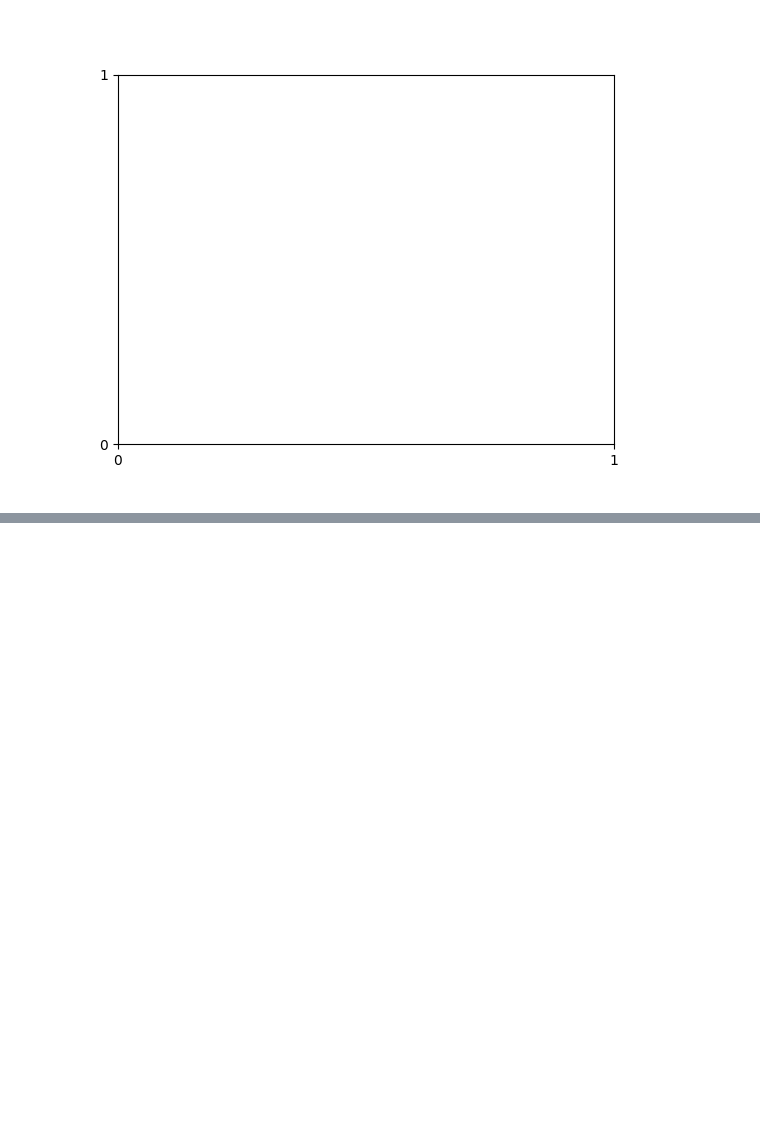
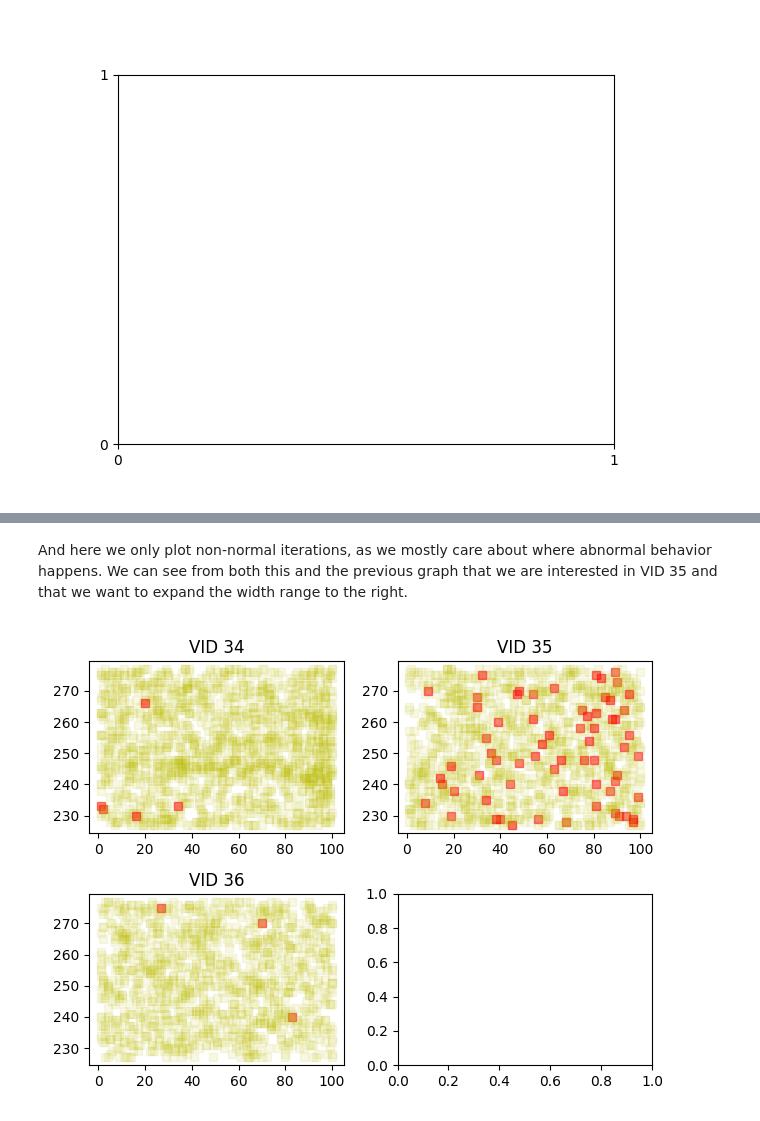
Before and after one commit to ceres-c/VU-Thesis, a Jupyter notebook: notebooks/base.ipynb, the cells around one changed output, grey strips where cells are left out. Cells and saved outputs as stored; diff of their text form; code cells hidden in the pictures; blank space fills up the shorter version.

```diff
--- a/notebooks/base.ipynb
+++ b/notebooks/base.ipynb
@@ -205,0 +221,22 @@ reset_target(ps, glitcher)
+# %% [markdown]
+And here we only plot non-normal iterations, as we mostly care about where
+abnormal behavior happens. We can see from both this and the previous graph
+that we are interested in VID 35 and that we want to expand the width range
+to the right.
+# %%
+fig, ax = plt.subplots(ncols=2, nrows=2, layout="tight")
+ax[0, 0].set_title('VID 34')
+ax[0, 1].set_title('VID 35')
+ax[1, 0].set_title('VID 36')
+
+for glitch_values, result in gc.results:
+	if result == GlitchResult.NORMAL:
+		continue
+	if glitch_values['voltage'] == 34:
+		ax[0, 0].plot(glitch_values['width'], glitch_values['ext_offset'], simplify_color[result], alpha=0.1 if result != GlitchResult.SUCCESS else 0.5)
+	if glitch_values['voltage'] == 35:
+		ax[0, 1].plot(glitch_values['width'], glitch_values['ext_offset'], simplify_color[result], alpha=0.1 if result != GlitchResult.SUCCESS else 0.5)
+	if glitch_values['voltage'] == 36:
+		ax[1, 0].plot(glitch_values['width'], glitch_values['ext_offset'], simplify_color[result], alpha=0.1 if result != GlitchResult.SUCCESS else 0.5)
+# %% [output]
+[figure, added]
```
Also changed, not shown: parts of 9 cells of this notebook, 7 other files.
